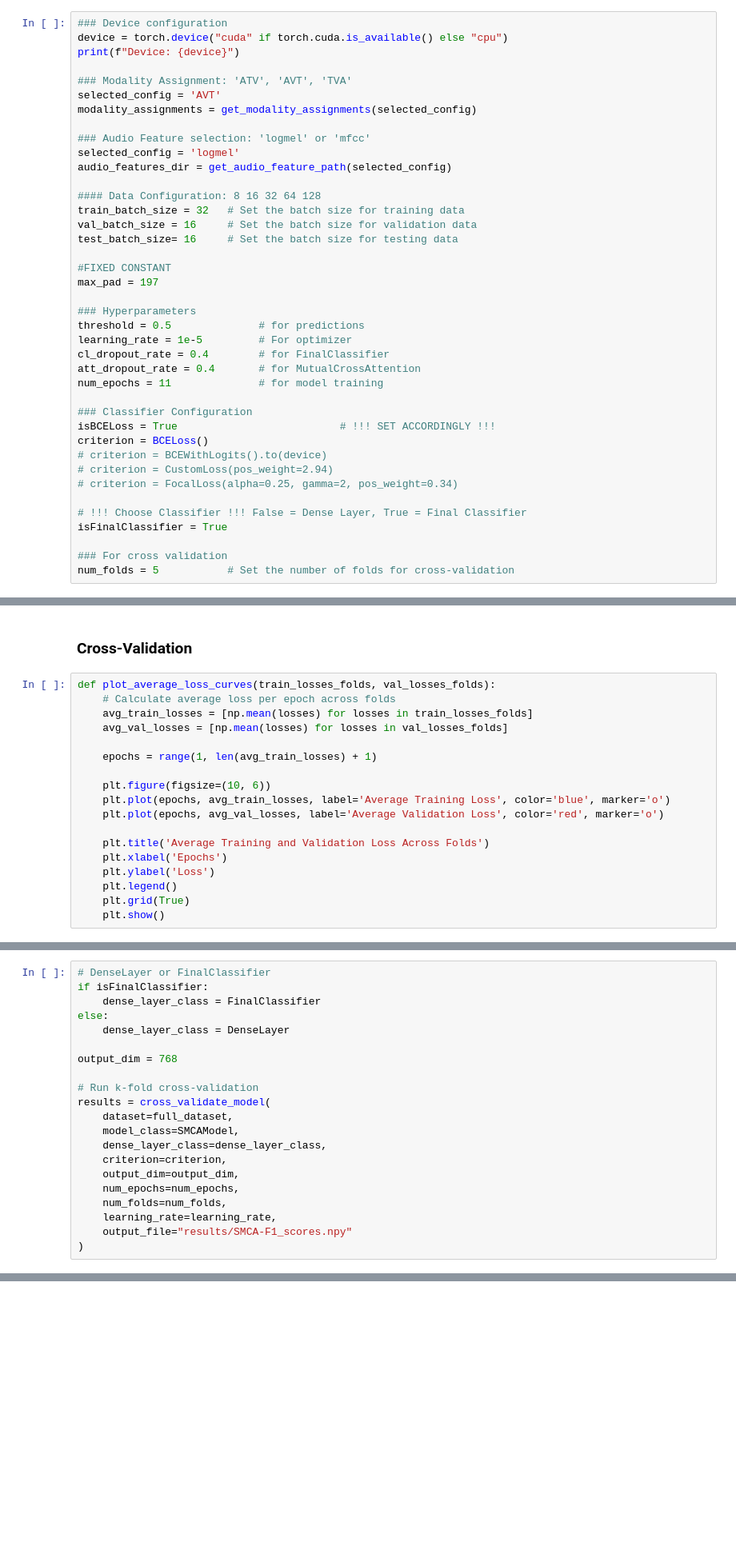
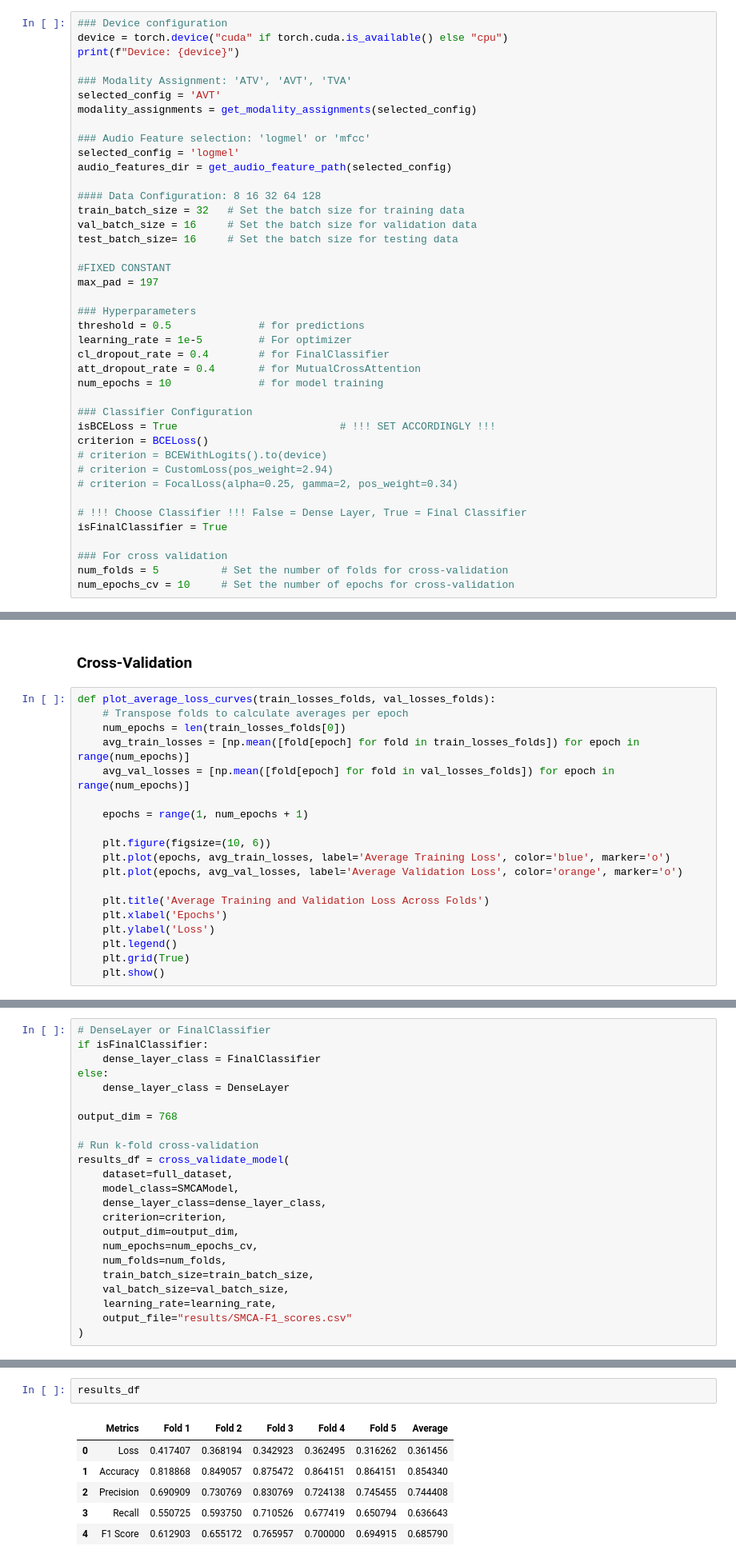
Before and after one commit to KyleZrey/SMCA, a Jupyter notebook: fusion_classification/SMCA_MCA.ipynb, the cells around one changed output, grey strips where cells are left out. Shown at 80% size. Cells and saved outputs as stored; diff of their text form; blank space fills up the shorter version.

```diff
--- a/fusion_classification/SMCA_MCA.ipynb
+++ b/fusion_classification/SMCA_MCA.ipynb
@@ -93,7 +94,7 @@ threshold = 0.5              # for predictions
 learning_rate = 1e-5         # For optimizer
 cl_dropout_rate = 0.4        # for FinalClassifier
 att_dropout_rate = 0.4       # for MutualCrossAttention
-num_epochs = 11              # for model training
+num_epochs = 10              # for model training
 
 ### Classifier Configuration
 isBCELoss = True                          # !!! SET ACCORDINGLY !!!
@@ -106,7 +107,8 @@ criterion = BCELoss()
 isFinalClassifier = True
 
 ### For cross validation
-num_folds = 5           # Set the number of folds for cross-validation
+num_folds = 5          # Set the number of folds for cross-validation
+num_epochs_cv = 10     # Set the number of epochs for cross-validation
 # %% [output]
 Device: cuda
 # %% [markdown]
@@ -991,15 +1004,16 @@ test_df
 ### Cross-Validation
 # %%
 def plot_average_loss_curves(train_losses_folds, val_losses_folds):
-    # Calculate average loss per epoch across folds
-    avg_train_losses = [np.mean(losses) for losses in train_losses_folds]
-    avg_val_losses = [np.mean(losses) for losses in val_losses_folds]
+    # Transpose folds to calculate averages per epoch
+    num_epochs = len(train_losses_folds[0])
+    avg_train_losses = [np.mean([fold[epoch] for fold in train_losses_folds]) for epoch in range(num_epochs)]
+    avg_val_losses = [np.mean([fold[epoch] for fold in val_losses_folds]) for epoch in range(num_epochs)]
 
-    epochs = range(1, len(avg_train_losses) + 1)
+    epochs = range(1, num_epochs + 1)
 
     plt.figure(figsize=(10, 6))
     plt.plot(epochs, avg_train_losses, label='Average Training Loss', color='blue', marker='o')
-    plt.plot(epochs, avg_val_losses, label='Average Validation Loss', color='red', marker='o')
+    plt.plot(epochs, avg_val_losses, label='Average Validation Loss', color='orange', marker='o')
 
     plt.title('Average Training and Validation Loss Across Folds')
     plt.xlabel('Epochs')
@@ -1151,16 +1176,18 @@ else:
 output_dim = 768
 
 # Run k-fold cross-validation
-results = cross_validate_model(
+results_df = cross_validate_model(
     dataset=full_dataset,
     model_class=SMCAModel,
     dense_layer_class=dense_layer_class,
     criterion=criterion,
     output_dim=output_dim,
-    num_epochs=num_epochs,
+    num_epochs=num_epochs_cv,
     num_folds=num_folds,
+    train_batch_size=train_batch_size,
+    val_batch_size=val_batch_size,
     learning_rate=learning_rate,
-    output_file="results/SMCA-F1_scores.npy"
+    output_file="results/SMCA-F1_scores.csv"
 )
 # %% [output]
 Device: cuda
@@ -1184,0 +1329,9 @@ Test Loss: 0.2749
+# %%
+results_df
+# %% [output]
+|  | Metrics | Fold 1 | Fold 2 | Fold 3 | Fold 4 | Fold 5 | Average |
+| 0 | Loss | 0.417407 | 0.368194 | 0.342923 | 0.362495 | 0.316262 | 0.361456 |
+| 1 | Accuracy | 0.818868 | 0.849057 | 0.875472 | 0.864151 | 0.864151 | 0.854340 |
+| 2 | Precision | 0.690909 | 0.730769 | 0.830769 | 0.724138 | 0.745455 | 0.744408 |
+| 3 | Recall | 0.550725 | 0.593750 | 0.710526 | 0.677419 | 0.650794 | 0.636643 |
+| 4 | F1 Score | 0.612903 | 0.655172 | 0.765957 | 0.700000 | 0.694915 | 0.685790 |
```
Also changed, not shown: parts of 14 cells of this notebook.
